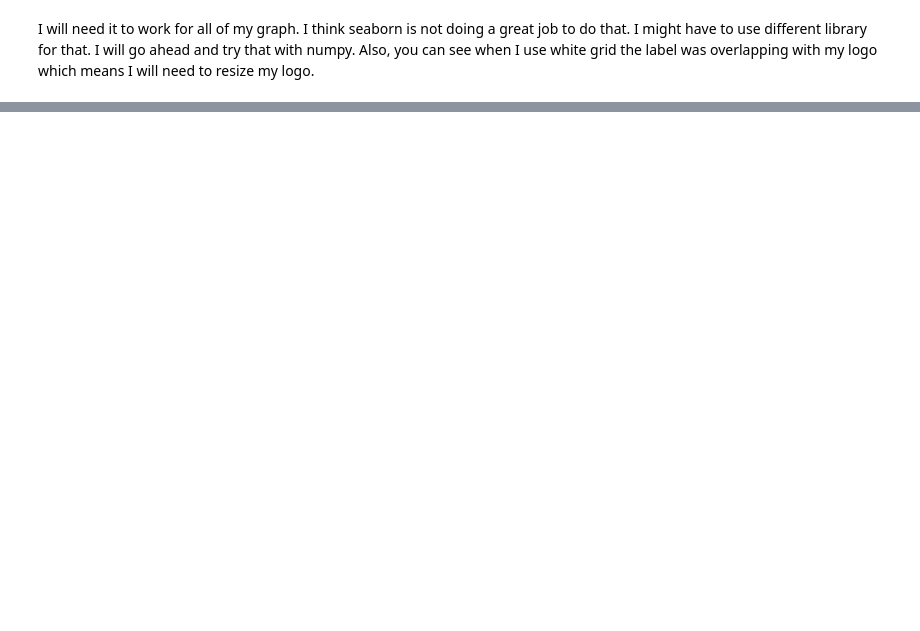
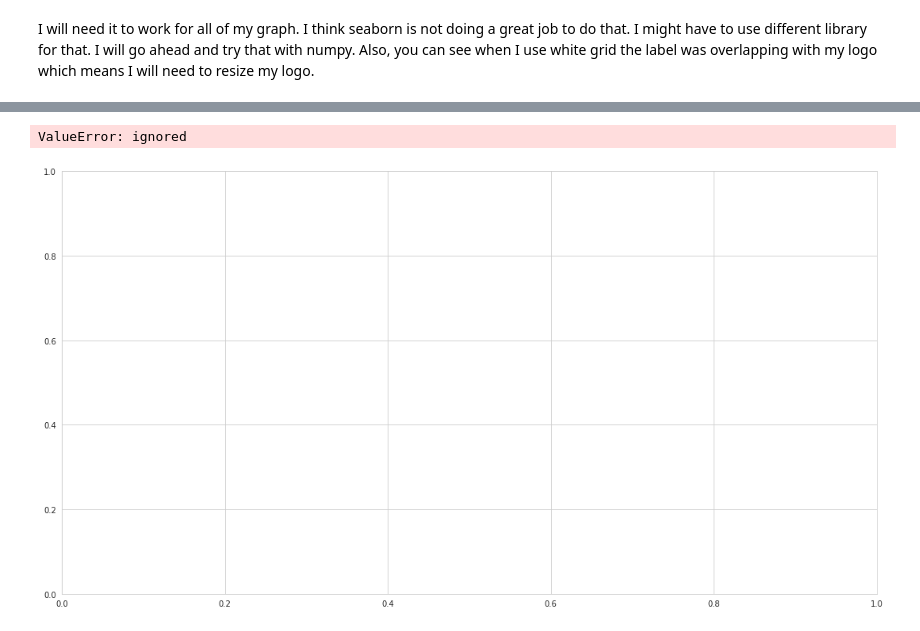
Before and after one commit to khatriprajwol/Data-Visualization-, a Jupyter notebook: Recreating The Master .ipynb, the cells around one changed output, grey strips where cells are left out. Drawn from its saved outputs; the diff is of its cells as text; code cells hidden in the pictures; blank space fills up the shorter version.

```diff
--- a/Recreating The Master .ipynb
+++ b/Recreating The Master .ipynb
@@ -255,3 +255,47 @@ I will need it to work for all of my graph. I think seaborn is not doing a great
+# %%
+def get_flag(name):
+    path = "data/logo/Logos/logos/logos/24/{}.png".format(name.title())
+    im = plt.imread(path)
+    return im
+
+def offset_image(coord, name, ax):
+    img = get_flag(name)
+    im = OffsetImage(img, zoom=0.72)
+    im.image.axes = ax
+
+    ab = AnnotationBbox(im, (coord, 0),  xybox=(0., -16.), frameon=False,
+                        xycoords='data',  boxcoords="offset points", pad=0)
+
+    ax.add_artist(ab)
+
+
+labels = ['Real Madrid',
+          'Barcelona',
+          'Manchester United',
+          'Bayern Munich', 'Arsenal',
+          'Manchester City', 'Chelsea',
+          'Liverpool','Juventus',
+          'Tottenham Hotspur', 'Borussia Dortmund'
+          'Milan', 'Paris Saint-Germain',
+          'Schalke 04','Atletico Madrid',
+          'Internazionale','West Ham United','Roma', 'Nepoli','Newcastle United']
+valuesA = [ 3645,
+    3549,
+3317,2678,2017,1921,1661,1548,1299,1017,836,825,814,655,633,559,542,508,396, 383]
+fig, ax = plt.subplots()
+
+ax.bar(range(len(labels)), valuesA, width=0.5,align="center")
+ax.set_xticks(range(len(labels)))
+ax.set_xticklabels(labels)
+ax.tick_params(axis='x', which='major', pad=26)
+
+for i, c in enumerate(labels):
+    offset_image(i, c, ax)
+
+plt.show()
+# %% [output]
+ValueError: ignored
+[figure, added]
 # %%
 import numpy as np
 import matplotlib.pyplot as plt
```
Also changed, not shown: parts of 7 cells of this notebook.
